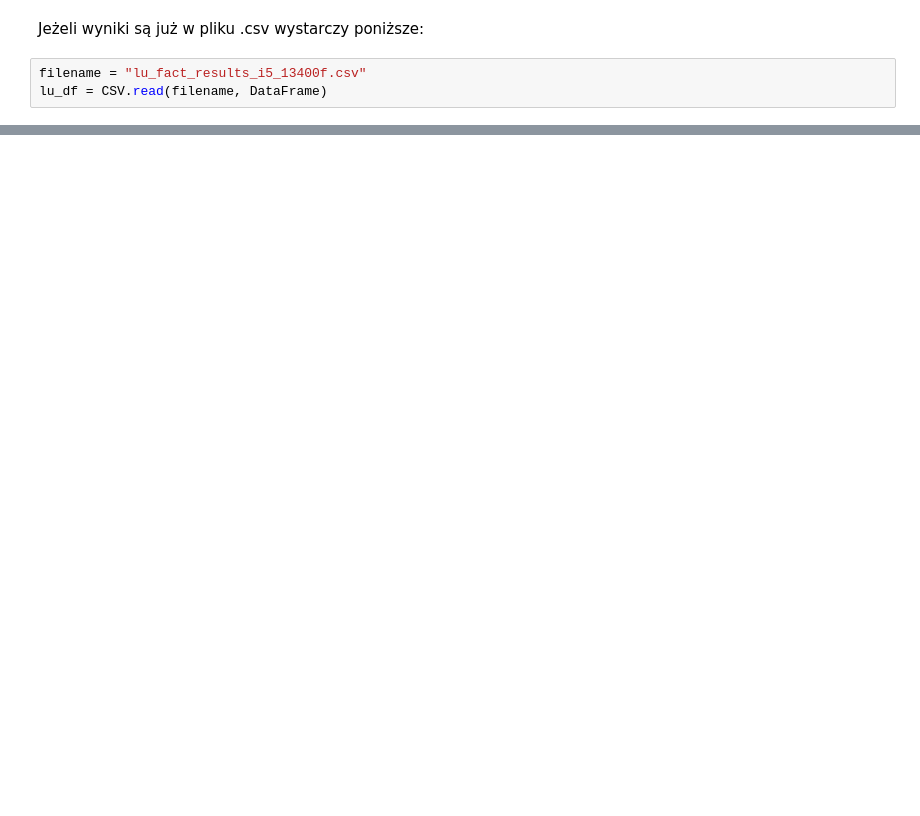
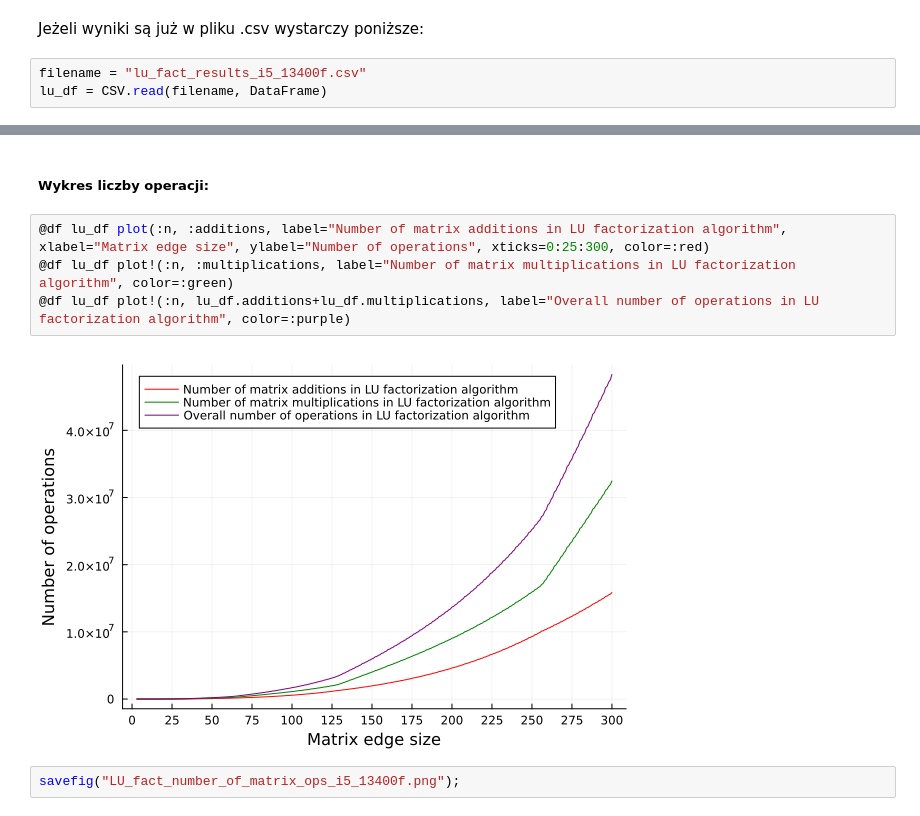
Before and after one commit to janmast1o/Macierzowe, a Jupyter notebook: Lab2/lab2.ipynb, the cells around one changed output, grey strips where cells are left out. Drawn from its saved outputs; the diff is of its cells as text; blank space fills up the shorter version.

```diff
--- a/Lab2/lab2.ipynb
+++ b/Lab2/lab2.ipynb
@@ -556,0 +574,10 @@ lu_df = CSV.read(filename, DataFrame)
+# %% [markdown]
+##### Wykres liczby operacji:
+# %%
+@df lu_df plot(:n, :additions, label="Number of matrix additions in LU factorization algorithm", xlabel="Matrix edge size", ylabel="Number of operations", xticks=0:25:300, color=:red)
+@df lu_df plot!(:n, :multiplications, label="Number of matrix multiplications in LU factorization algorithm", color=:green)
+@df lu_df plot!(:n, lu_df.additions+lu_df.multiplications, label="Overall number of operations in LU factorization algorithm", color=:purple)
+# %% [output]
+[figure, added]
+# %%
+savefig("LU_fact_number_of_matrix_ops_i5_13400f.png");
```
Also changed, not shown: parts of 42 cells of this notebook, 10 other files.
